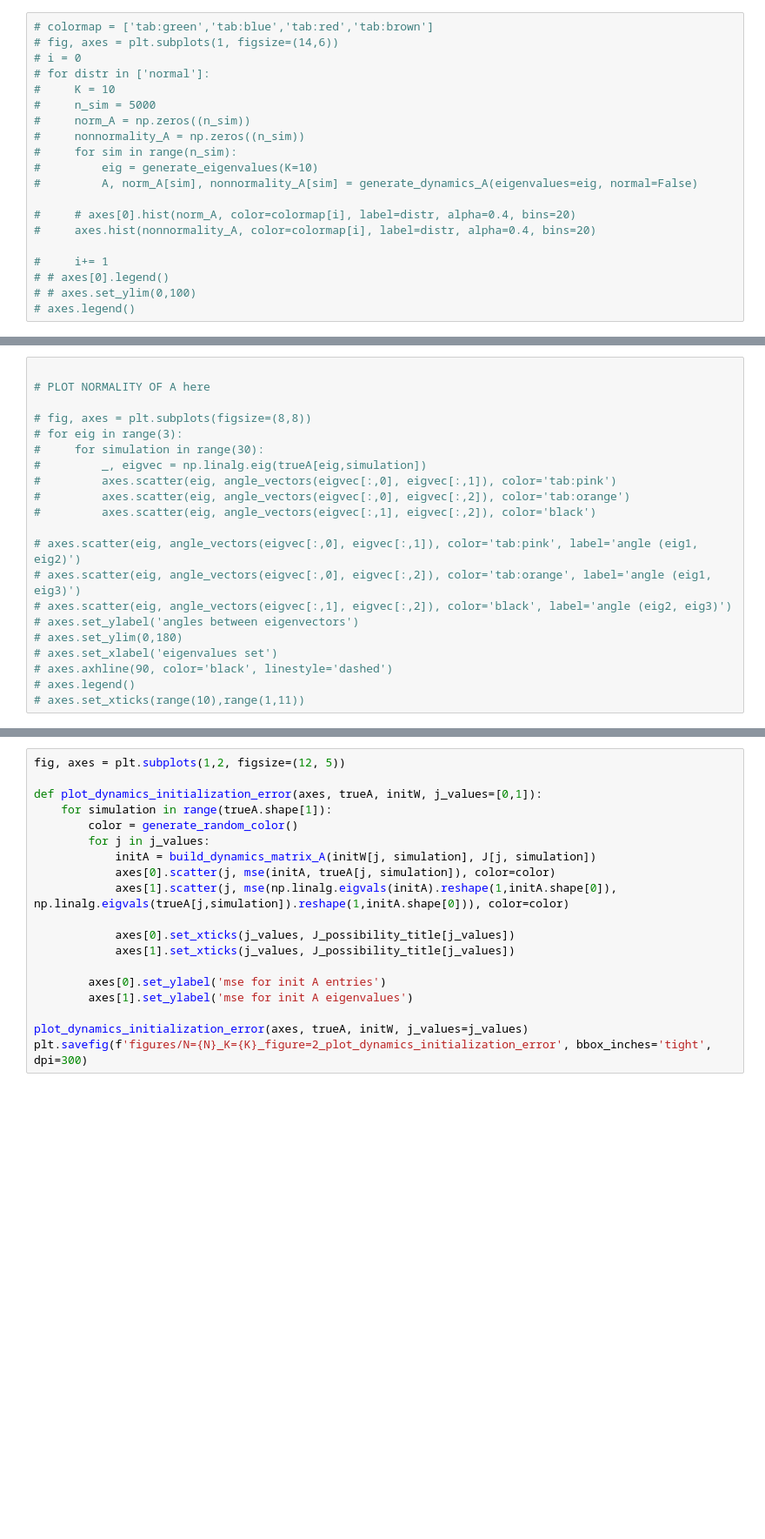
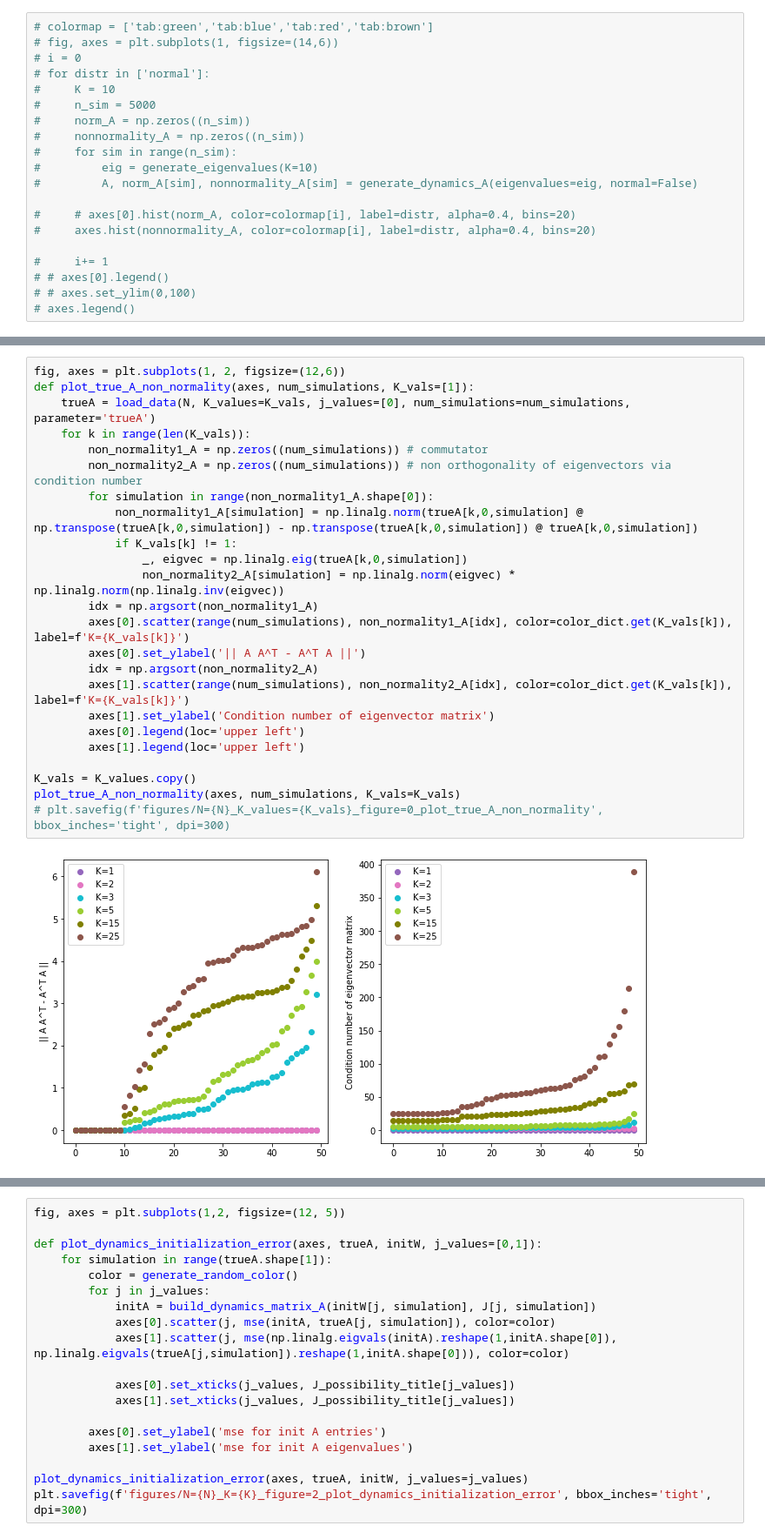
Before and after one commit to lenca56/EI-subspace-RNN, a Jupyter notebook: Analysis_Cluster_fixed_N.ipynb, the cells around one changed output, grey strips where cells are left out. Shown at 87% size. Cells and saved outputs as stored; diff of their text form; blank space fills up the shorter version.

```diff
--- a/Analysis_Cluster_fixed_N.ipynb
+++ b/Analysis_Cluster_fixed_N.ipynb
@@ -106,22 +111,27 @@ plt.savefig(f'figures/N={N}_K={K}_figure=0_plot_true_A_norm_eig', bbox_inches='t
-# %%
-
-# PLOT NORMALITY OF A here
-
-# fig, axes = plt.subplots(figsize=(8,8))
-# for eig in range(3):
-#     for simulation in range(30):
-#         _, eigvec = np.linalg.eig(trueA[eig,simulation])
-#         axes.scatter(eig, angle_vectors(eigvec[:,0], eigvec[:,1]), color='tab:pink')
-#         axes.scatter(eig, angle_vectors(eigvec[:,0], eigvec[:,2]), color='tab:orange')
-#         axes.scatter(eig, angle_vectors(eigvec[:,1], eigvec[:,2]), color='black')
-
-# axes.scatter(eig, angle_vectors(eigvec[:,0], eigvec[:,1]), color='tab:pink', label='angle (eig1, eig2)')
-# axes.scatter(eig, angle_vectors(eigvec[:,0], eigvec[:,2]), color='tab:orange', label='angle (eig1, eig3)')
-# axes.scatter(eig, angle_vectors(eigvec[:,1], eigvec[:,2]), color='black', label='angle (eig2, eig3)')
-# axes.set_ylabel('angles between eigenvectors')
-# axes.set_ylim(0,180)
-# axes.set_xlabel('eigenvalues set')
-# axes.axhline(90, color='black', linestyle='dashed')
-# axes.legend()
-# axes.set_xticks(range(10),range(1,11))
+# %%
+fig, axes = plt.subplots(1, 2, figsize=(12,6))
+def plot_true_A_non_normality(axes, num_simulations, K_vals=[1]):
+    trueA = load_data(N, K_values=K_vals, j_values=[0], num_simulations=num_simulations, parameter='trueA')
+    for k in range(len(K_vals)):
+        non_normality1_A = np.zeros((num_simulations)) # commutator
+        non_normality2_A = np.zeros((num_simulations)) # non orthogonality of eigenvectors via condition number
+        for simulation in range(non_normality1_A.shape[0]):
+            non_normality1_A[simulation] = np.linalg.norm(trueA[k,0,simulation] @ np.transpose(trueA[k,0,simulation]) - np.transpose(trueA[k,0,simulation]) @ trueA[k,0,simulation])
+            if K_vals[k] != 1:
+                _, eigvec = np.linalg.eig(trueA[k,0,simulation])
+                non_normality2_A[simulation] = np.linalg.norm(eigvec) * np.linalg.norm(np.linalg.inv(eigvec))
+        idx = np.argsort(non_normality1_A)
+        axes[0].scatter(range(num_simulations), non_normality1_A[idx], color=color_dict.get(K_vals[k]), label=f'K={K_vals[k]}')
+        axes[0].set_ylabel('|| A A^T - A^T A ||')
+        idx = np.argsort(non_normality2_A)
+        axes[1].scatter(range(num_simulations), non_normality2_A[idx], color=color_dict.get(K_vals[k]), label=f'K={K_vals[k]}')
+        axes[1].set_ylabel('Condition number of eigenvector matrix')
+        axes[0].legend(loc='upper left')
+        axes[1].legend(loc='upper left')
+
+K_vals = K_values.copy()
+plot_true_A_non_normality(axes, num_simulations, K_vals=K_vals)
+# plt.savefig(f'figures/N={N}_K_values={K_vals}_figure=0_plot_true_A_non_normality', bbox_inches='tight', dpi=300)
+# %% [output]
+[figure, added]
 # %%
```
Also changed, not shown: parts of 5 cells of this notebook, 4 other files.
